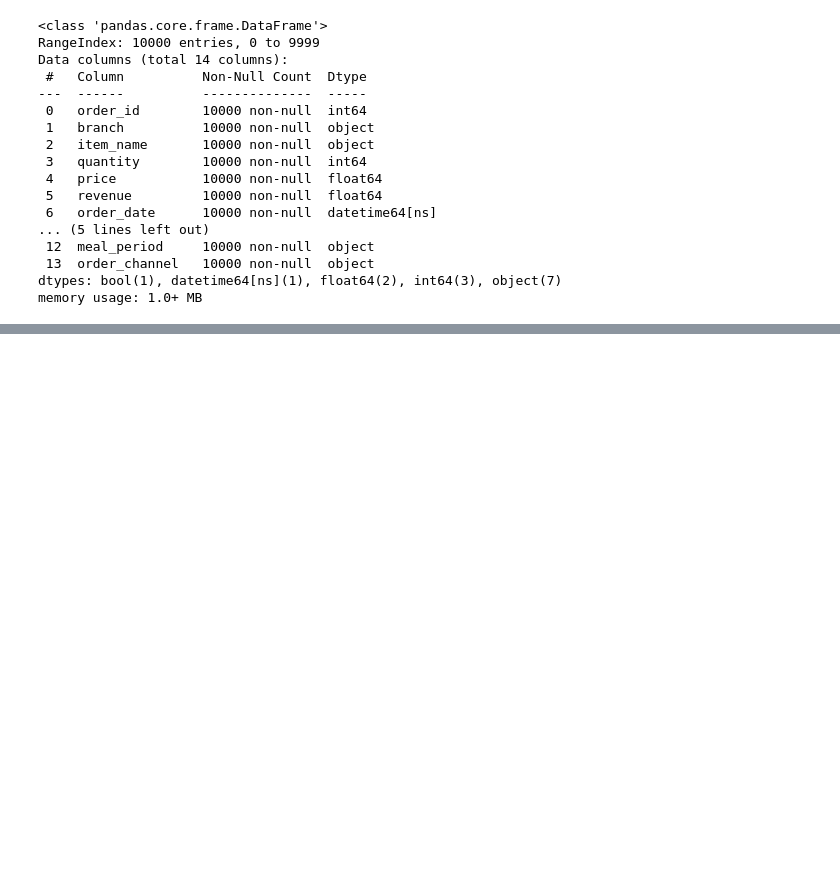
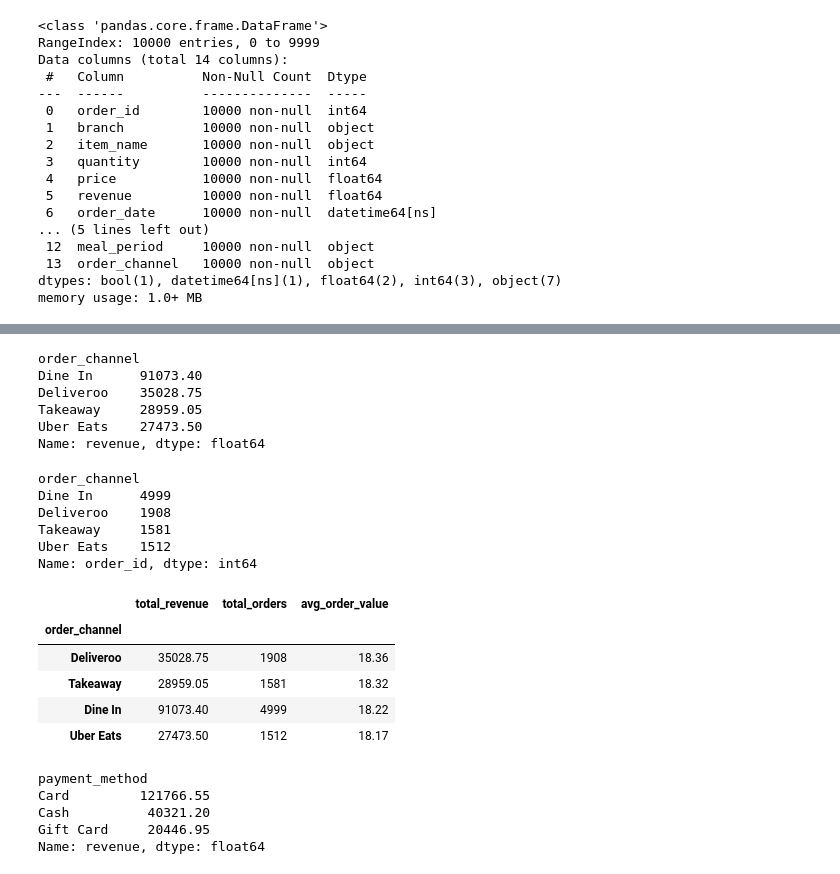
Before and after one commit to Rahmath007/yo-sushi-operations-analytics, a Jupyter notebook: notebooks/sales_analysis.ipynb, the cells around one changed output, grey strips where cells are left out. Saved outputs shown, nothing was run; the diff lists cells and outputs as text; code cells hidden in the pictures; blank space fills up the shorter version.

```diff
--- a/notebooks/sales_analysis.ipynb
+++ b/notebooks/sales_analysis.ipynb
@@ -128,0 +231,65 @@ Name: quantity, dtype: int64
+# %%
+channel_revenue = (
+    sales_data.groupby("order_channel")["revenue"]
+    .sum()
+    .round(2)
+    .sort_values(ascending=False)
+)
+
+print(channel_revenue)
+# %% [output]
+order_channel
+Dine In      91073.40
+Deliveroo    35028.75
+Takeaway     28959.05
+Uber Eats    27473.50
+Name: revenue, dtype: float64
+# %%
+sales_data.groupby("order_channel")["order_id"].count().sort_values(ascending=False)
+# %% [output]
+order_channel
+Dine In      4999
+Deliveroo    1908
+Takeaway     1581
+Uber Eats    1512
+Name: order_id, dtype: int64
+# %%
+channel_aov = (
+    sales_data.groupby("order_channel")
+    .agg(
+        total_revenue=("revenue", "sum"),
+        total_orders=("order_id", "count")
+    )
+)
+
+channel_aov["avg_order_value"] = (
+    channel_aov["total_revenue"]
+    / channel_aov["total_orders"]
+).round(2)
+
+channel_aov.sort_values(
+    "avg_order_value",
+    ascending=False
+)
+# %% [output]
+|  | total_revenue | total_orders | avg_order_value |
+| order_channel |  |  |  |
+| Deliveroo | 35028.75 | 1908 | 18.36 |
+| Takeaway | 28959.05 | 1581 | 18.32 |
+| Dine In | 91073.40 | 4999 | 18.22 |
+| Uber Eats | 27473.50 | 1512 | 18.17 |
+# %%
+payment_revenue = (
+    sales_data.groupby("payment_method")["revenue"]
+    .sum()
+    .round(2)
+    .sort_values(ascending=False)
+)
+
+print(payment_revenue)
+# %% [output]
+payment_method
+Card         121766.55
+Cash          40321.20
+Gift Card     20446.95
+Name: revenue, dtype: float64
```
Also changed, not shown: parts of 16 cells of this notebook.
